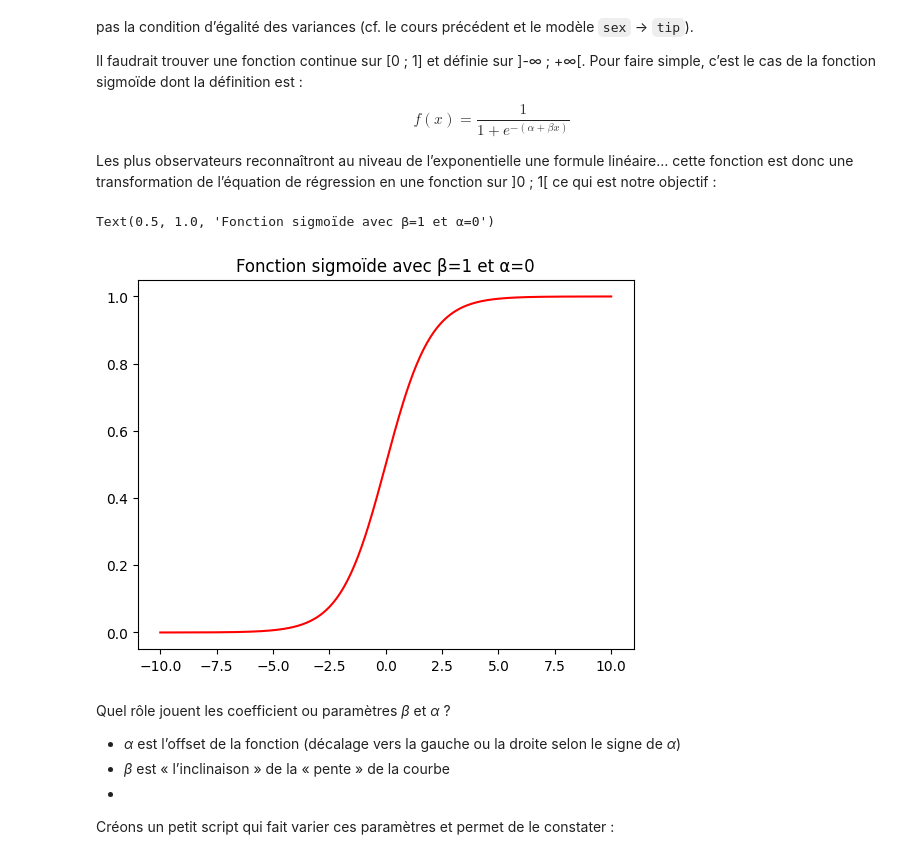
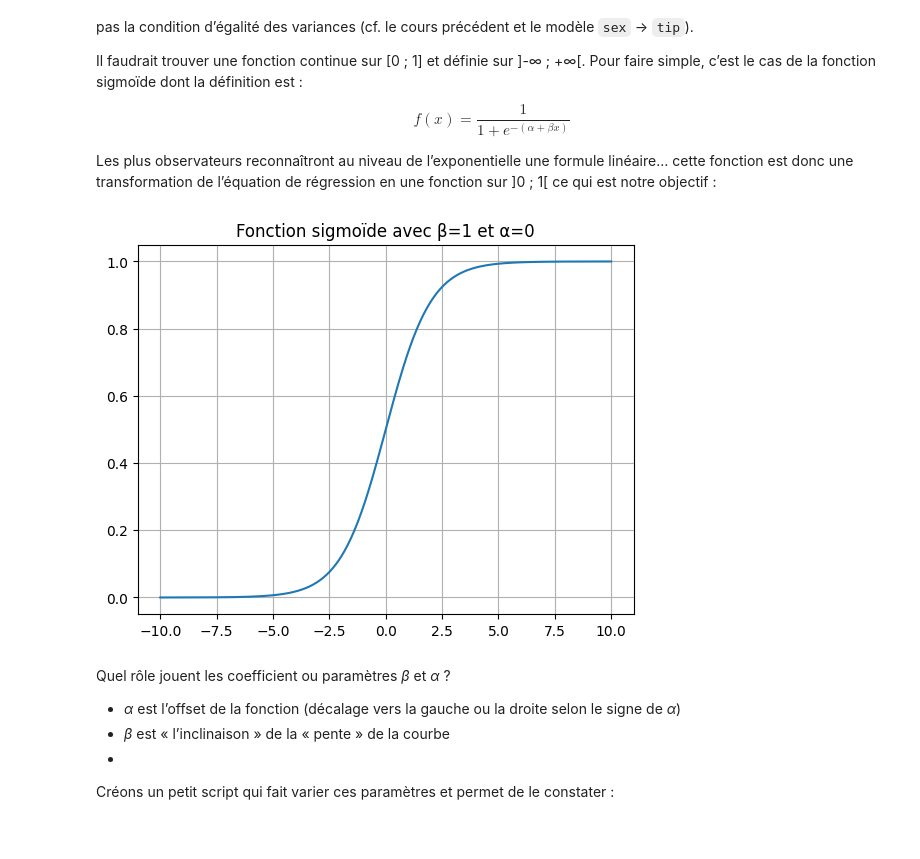
Before and after one commit to Jehadel/EDA-cours, a Jupyter notebook: S7-Regression-logistique.ipynb, the cells around one changed output. Saved outputs shown, nothing was run; the diff lists cells and outputs as text; code cells hidden in the pictures.

Commit message:
Fix: annulation modif fig sigmoide

```diff
--- a/S7-Regression-logistique.ipynb
+++ b/S7-Regression-logistique.ipynb
@@ -26,19 +26,18 @@ Les plus observateurs reconnaîtront au niveau de l’exponentielle une formule
 # %%
 import numpy as np
 import matplotlib.pyplot as plt
 
 # Définition de la fonction sigmoïde
 def sigmoid(x, b=1, a=0):
     return 1 / (1 + np.exp(-b*x - a))
 
 # Génération des valeurs de x
 x = np.linspace(-10, 10, 400)
-plt.plot(x, sigmoid(x),c='r')
+plt.plot(x, sigmoid(x))
 plt.title('Fonction sigmoïde avec β=1 et α=0')
-#plt.grid();
+plt.grid();
 # %% [output]
-Text(0.5, 1.0, 'Fonction sigmoïde avec β=1 et α=0')
-[figure, old version]
+[figure, new version]
 # %% [markdown]
 Quel rôle jouent les coefficient ou paramètres *β* et *α* ?
 
```
